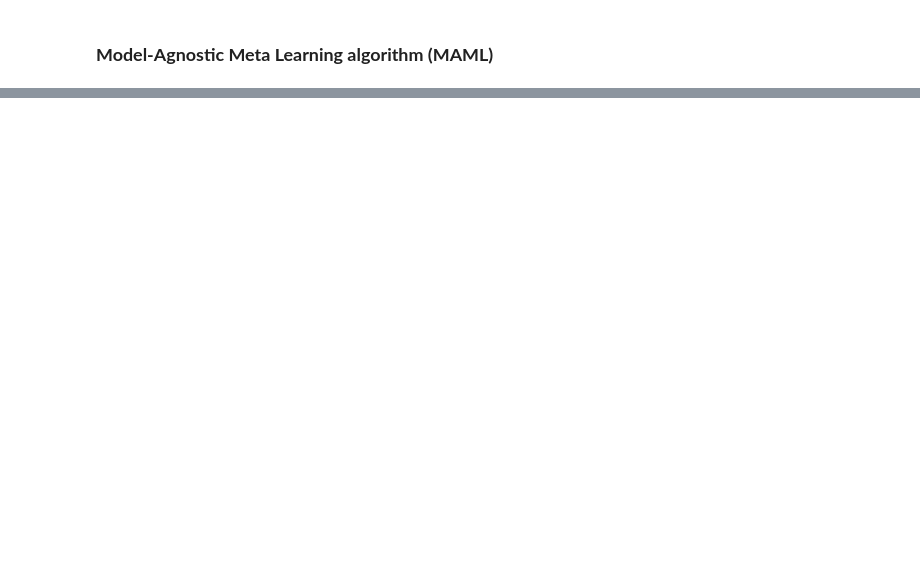
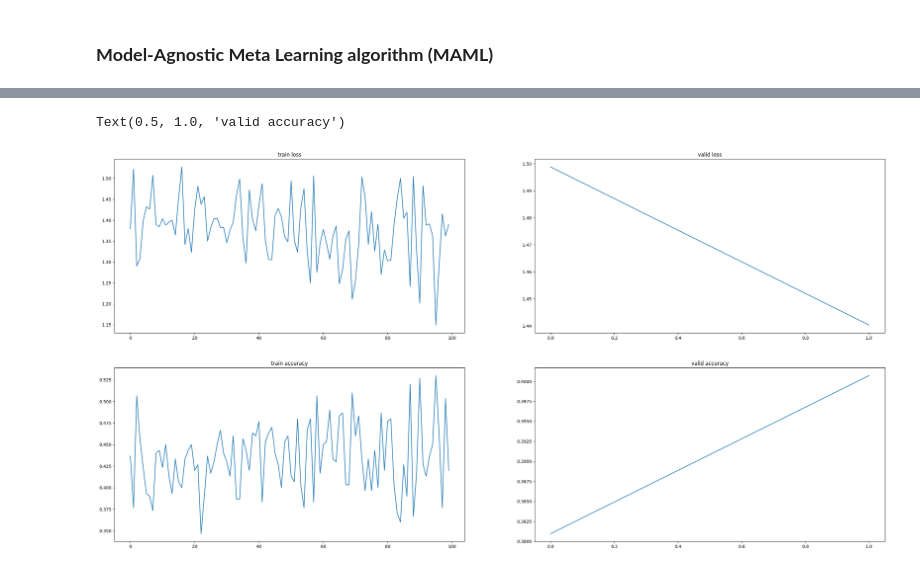
Before and after one commit to JasonLiu2024/Meta-Learning, a Jupyter notebook: TAML/Jason_Pytorch/maml.ipynb, the cells around one changed output, grey strips where cells are left out. Cells and saved outputs as stored; diff of their text form; code cells hidden in the pictures; blank space fills up the shorter version.

```diff
--- a/TAML/Jason_Pytorch/maml.ipynb
+++ b/TAML/Jason_Pytorch/maml.ipynb
@@ -41,7 +64,7 @@ number_of_inner_gradient_steps: int = 5
 ways: int = 5 # 5
 max_shots: int = 50 # 50
 query: int = 15 # 15
-iterations = 7 # epochs， 1000
+iterations = 10000 # epochs， 1000
 inner_learning_rate: float = 0.5
 outer_learning_rate: float = 1e-3
 batch_size = 4 # how many tasks in this batch
@@ -55,7 +78,7 @@ m = maml.MAML(num_outputs=ways,
             inner_lr=inner_learning_rate, learn_inner_lrs=False,
             outer_lr=outer_learning_rate)
 # m._view_model(m._meta_parameters)
-loss_list, accuracy_list = m.train(
+loss_list, accuracy_list, valid_loss, valid_accuracy = m.train(
     dataloader_train=Data.get_dataloader(train_class_names, max_shots, query, ways, total_train_task, batch_size, imbalance),
     dataloader_val=Data.get_dataloader(valid_class_names, max_shots, query, ways, total_valid_task, batch_size, imbalance),
     writer=None)
@@ -69,8 +92,8 @@ ax[0, 0].set_title("train loss")
 ax[1, 0].plot(accuracy_list)
 ax[1, 0].set_title("train accuracy")
 # plot valid
-# ax[0, 1].plot(valid_loss)
-# ax[0, 1].set_title("valid loss")
-# ax[1, 1].plot(valid_accuracy)
-# ax[1, 1].set_title("valid accuracy")
+ax[0, 1].plot(valid_loss)
+ax[0, 1].set_title("valid loss")
+ax[1, 1].plot(valid_accuracy)
+ax[1, 1].set_title("valid accuracy")
 # %% [output]
@@ -77,0 +113,2 @@ OutOfMemoryError: CUDA out of memory. Tried to allocate 2.00 MiB (GPU 0; 47.54 G
+Text(0.5, 1.0, 'valid accuracy')
+[figure, added]
```
Also changed, not shown: parts of 3 cells of this notebook, 8 other files.
